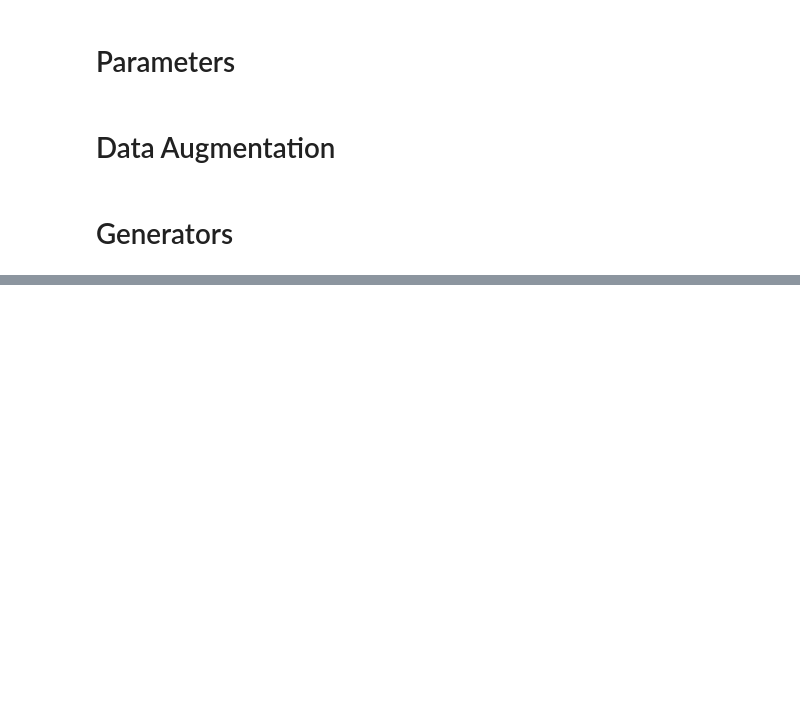
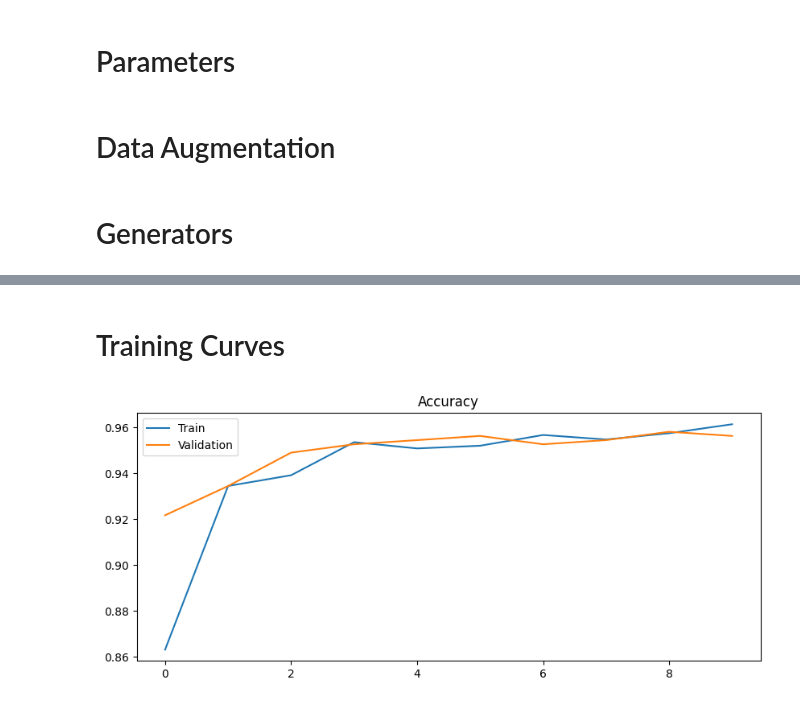
Before and after one commit to SanjaraT/Attention-Based-Multi-Scale-Ensemble-Network-for-Diabetic-Retinopathy-Detection, a Jupyter notebook: DR_Attention_Ensemble.ipynb, the cells around one changed output, grey strips where cells are left out. Drawn from its saved outputs; the diff is of its cells as text; code cells hidden in the pictures; blank space fills up the shorter version.

```diff
--- a/DR_Attention_Ensemble.ipynb
+++ b/DR_Attention_Ensemble.ipynb
@@ -281,0 +404,20 @@ print(train_generator.class_indices)
+# %%
+early_stop = EarlyStopping(
+    monitor="val_loss",
+    patience=5,
+    restore_best_weights=True
+)
+
+reduce_lr = ReduceLROnPlateau(
+    monitor="val_loss",
+    factor=0.2,
+    patience=2,
+    min_lr=1e-7
+)
+
+checkpoint = ModelCheckpoint(
+    "best_binary_model.keras",
+    monitor="val_auc",
+    mode="max",
+    save_best_only=True
+)
@@ -281,0 +426,12 @@ print(train_generator.class_indices)
+# %%
+history = model.fit(
+    train_generator,
+    validation_data=val_generator,
+    epochs=10,
+    class_weight=class_weights,
+    callbacks=[
+        early_stop,
+        reduce_lr,
+        checkpoint
+    ]
+)
@@ -281,0 +628,14 @@ print(train_generator.class_indices)
+# %% [markdown]
+# Training Curves
+# %%
+plt.figure(figsize=(10,4))
+
+plt.plot(history.history['accuracy'])
+plt.plot(history.history['val_accuracy'])
+
+plt.title("Accuracy")
+plt.legend(['Train','Validation'])
+
+plt.show()
+# %% [output]
+[figure, added]
```
Also changed, not shown: parts of 34 cells of this notebook.
